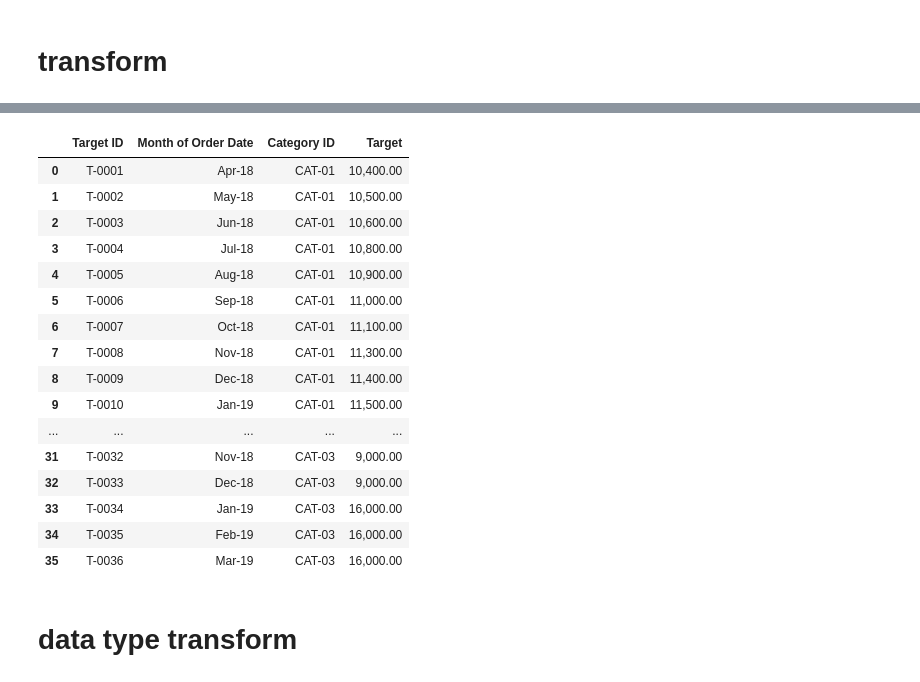
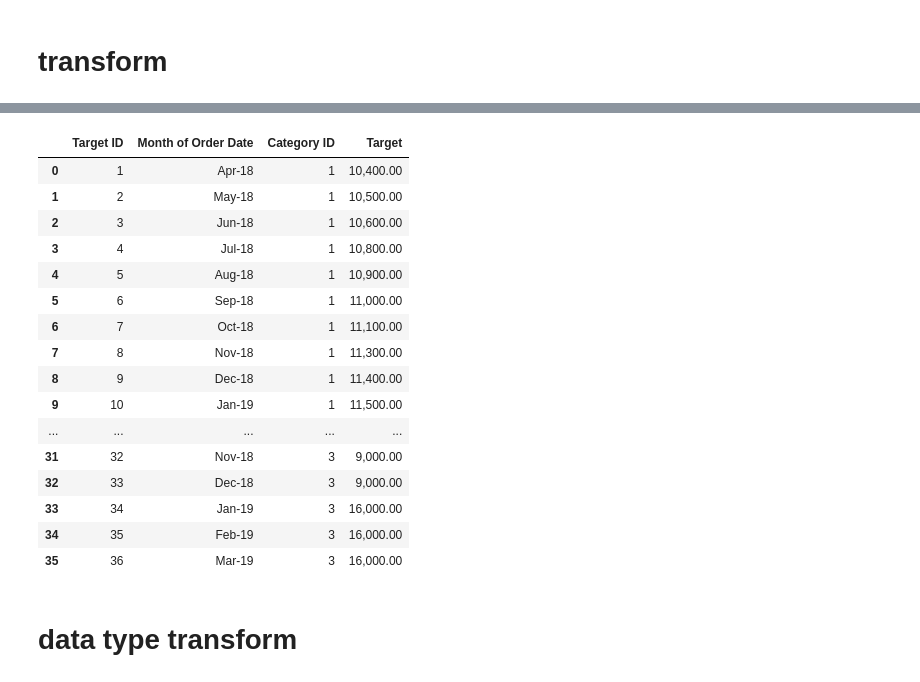
Before and after one commit to DeepVader/myProject4002, a Jupyter notebook: main.ipynb, the cells around one changed output, grey strips where cells are left out. Cells and saved outputs as stored; diff of their text form; code cells hidden in the pictures.

```diff
--- a/main.ipynb
+++ b/main.ipynb
@@ -213,7 +188,7 @@ See the caveats in the documentation: https://pandas.pydata.org/pandas-docs/stab
 500 rows × 3 columns
 # %%
 categories_df = order_details_df[["Category"]].drop_duplicates().reset_index(drop=True)
-categories_df["Category ID"] = [f"CAT-{i:02}" for i in range(1, len(categories_df) + 1)]
+categories_df["Category ID"] = categories_df.index + 1
 
 categories_df = categories_df[["Category ID", "Category"]]
 categories_df
@@ -275,30 +251,30 @@ order_details_table
 # %%
 sales_targets_table = sales_targets_df.merge(
     categories_df, left_on="Category", right_on="Category"
 )
 sales_targets_table = sales_targets_table[["Month of Order Date", "Category ID", "Target"]]
-sales_targets_table["Target ID"] = [f"T-{i:04}" for i in range(1, len(sales_targets_table) + 1)]
+sales_targets_table["Target ID"] = sales_targets_table.index + 1
 
 sales_targets_table = sales_targets_table[["Target ID", "Month of Order Date", "Category ID", "Target"]]
 sales_targets_table
 # %% [output]
 |  | Target ID | Month of Order Date | Category ID | Target |
-| 0 | T-0001 | Apr-18 | CAT-01 | 10,400.00 |
-| 1 | T-0002 | May-18 | CAT-01 | 10,500.00 |
-| 2 | T-0003 | Jun-18 | CAT-01 | 10,600.00 |
-| 3 | T-0004 | Jul-18 | CAT-01 | 10,800.00 |
-| 4 | T-0005 | Aug-18 | CAT-01 | 10,900.00 |
-| 5 | T-0006 | Sep-18 | CAT-01 | 11,000.00 |
-| 6 | T-0007 | Oct-18 | CAT-01 | 11,100.00 |
-| 7 | T-0008 | Nov-18 | CAT-01 | 11,300.00 |
-| 8 | T-0009 | Dec-18 | CAT-01 | 11,400.00 |
-| 9 | T-0010 | Jan-19 | CAT-01 | 11,500.00 |
+| 0 | 1 | Apr-18 | 1 | 10,400.00 |
+| 1 | 2 | May-18 | 1 | 10,500.00 |
+| 2 | 3 | Jun-18 | 1 | 10,600.00 |
+| 3 | 4 | Jul-18 | 1 | 10,800.00 |
+| 4 | 5 | Aug-18 | 1 | 10,900.00 |
+| 5 | 6 | Sep-18 | 1 | 11,000.00 |
+| 6 | 7 | Oct-18 | 1 | 11,100.00 |
+| 7 | 8 | Nov-18 | 1 | 11,300.00 |
+| 8 | 9 | Dec-18 | 1 | 11,400.00 |
+| 9 | 10 | Jan-19 | 1 | 11,500.00 |
 | ... | ... | ... | ... | ... |
-| 31 | T-0032 | Nov-18 | CAT-03 | 9,000.00 |
-| 32 | T-0033 | Dec-18 | CAT-03 | 9,000.00 |
-| 33 | T-0034 | Jan-19 | CAT-03 | 16,000.00 |
-| 34 | T-0035 | Feb-19 | CAT-03 | 16,000.00 |
-| 35 | T-0036 | Mar-19 | CAT-03 | 16,000.00 |
+| 31 | 32 | Nov-18 | 3 | 9,000.00 |
+| 32 | 33 | Dec-18 | 3 | 9,000.00 |
+| 33 | 34 | Jan-19 | 3 | 16,000.00 |
+| 34 | 35 | Feb-19 | 3 | 16,000.00 |
+| 35 | 36 | Mar-19 | 3 | 16,000.00 |
 # %% [markdown]
 # data type transform
 # %%
```
Also changed, not shown: parts of 34 cells of this notebook, 13 other files.
